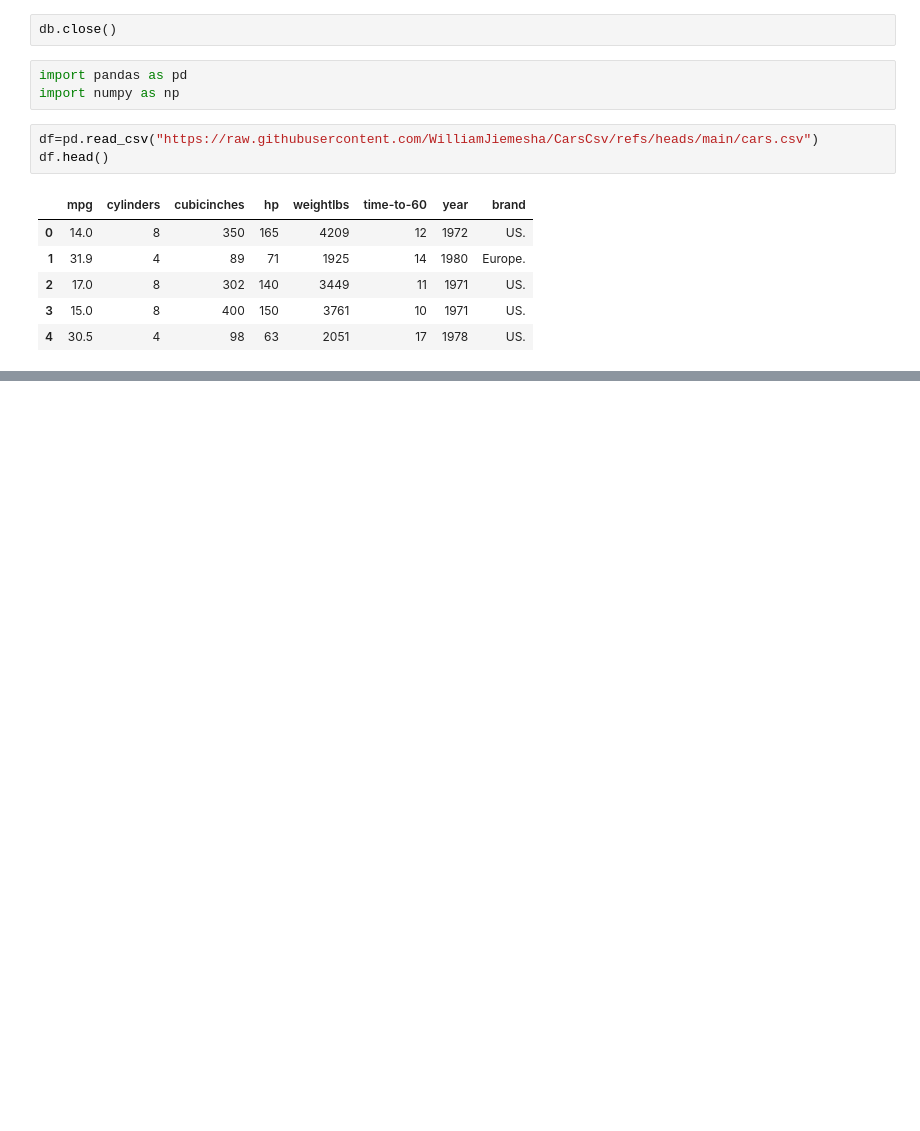
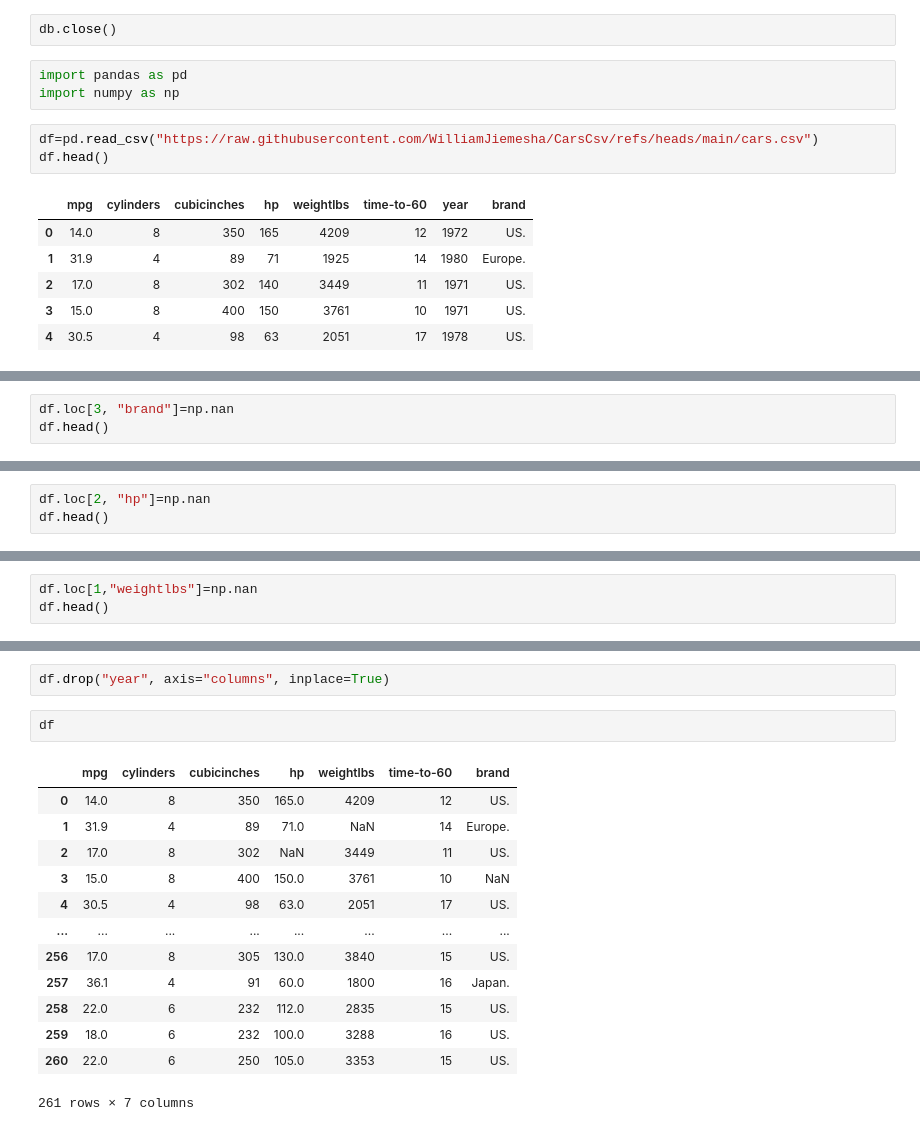
Before and after one commit to baxronovferuz1/DataScience_Np, a Jupyter notebook: Numpy_Pandas_practice.ipynb, the cells around one changed output, grey strips where cells are left out. Cells and saved outputs as stored; diff of their text form; blank space fills up the shorter version.

```diff
--- a/Numpy_Pandas_practice.ipynb
+++ b/Numpy_Pandas_practice.ipynb
@@ -1457,0 +1540,3 @@ df.head()
+# %%
+df.loc[3, "brand"]=np.nan
+df.head()
@@ -1457,0 +1550,3 @@ df.head()
+# %%
+df.loc[2, "hp"]=np.nan
+df.head()
@@ -1457,0 +1560,3 @@ df.head()
+# %%
+df.loc[1,"weightlbs"]=np.nan
+df.head()
@@ -1457,0 +1581,18 @@ df.head()
+# %%
+df.drop("year", axis="columns", inplace=True)
+# %%
+df
+# %% [output]
+|  | mpg | cylinders | cubicinches | hp | weightlbs | time-to-60 | brand |
+| 0 | 14.0 | 8 | 350 | 165.0 | 4209 | 12 | US. |
+| 1 | 31.9 | 4 | 89 | 71.0 | NaN | 14 | Europe. |
+| 2 | 17.0 | 8 | 302 | NaN | 3449 | 11 | US. |
+| 3 | 15.0 | 8 | 400 | 150.0 | 3761 | 10 | NaN |
+| 4 | 30.5 | 4 | 98 | 63.0 | 2051 | 17 | US. |
+| ... | ... | ... | ... | ... | ... | ... | ... |
+| 256 | 17.0 | 8 | 305 | 130.0 | 3840 | 15 | US. |
+| 257 | 36.1 | 4 | 91 | 60.0 | 1800 | 16 | Japan. |
+| 258 | 22.0 | 6 | 232 | 112.0 | 2835 | 15 | US. |
+| 259 | 18.0 | 6 | 232 | 100.0 | 3288 | 16 | US. |
+| 260 | 22.0 | 6 | 250 | 105.0 | 3353 | 15 | US. |
+261 rows × 7 columns
```
Also changed, not shown: parts of 21 cells of this notebook.
